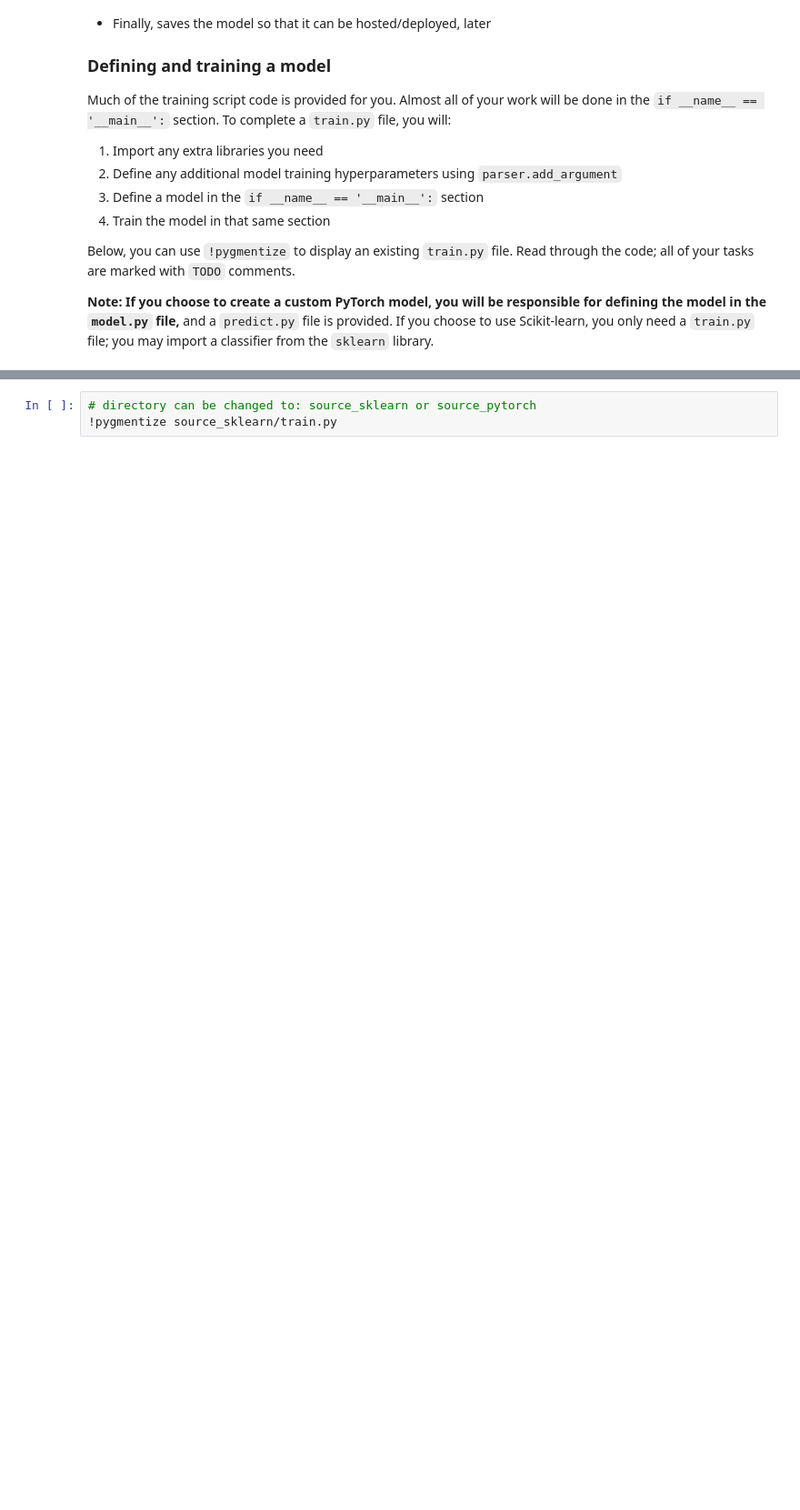
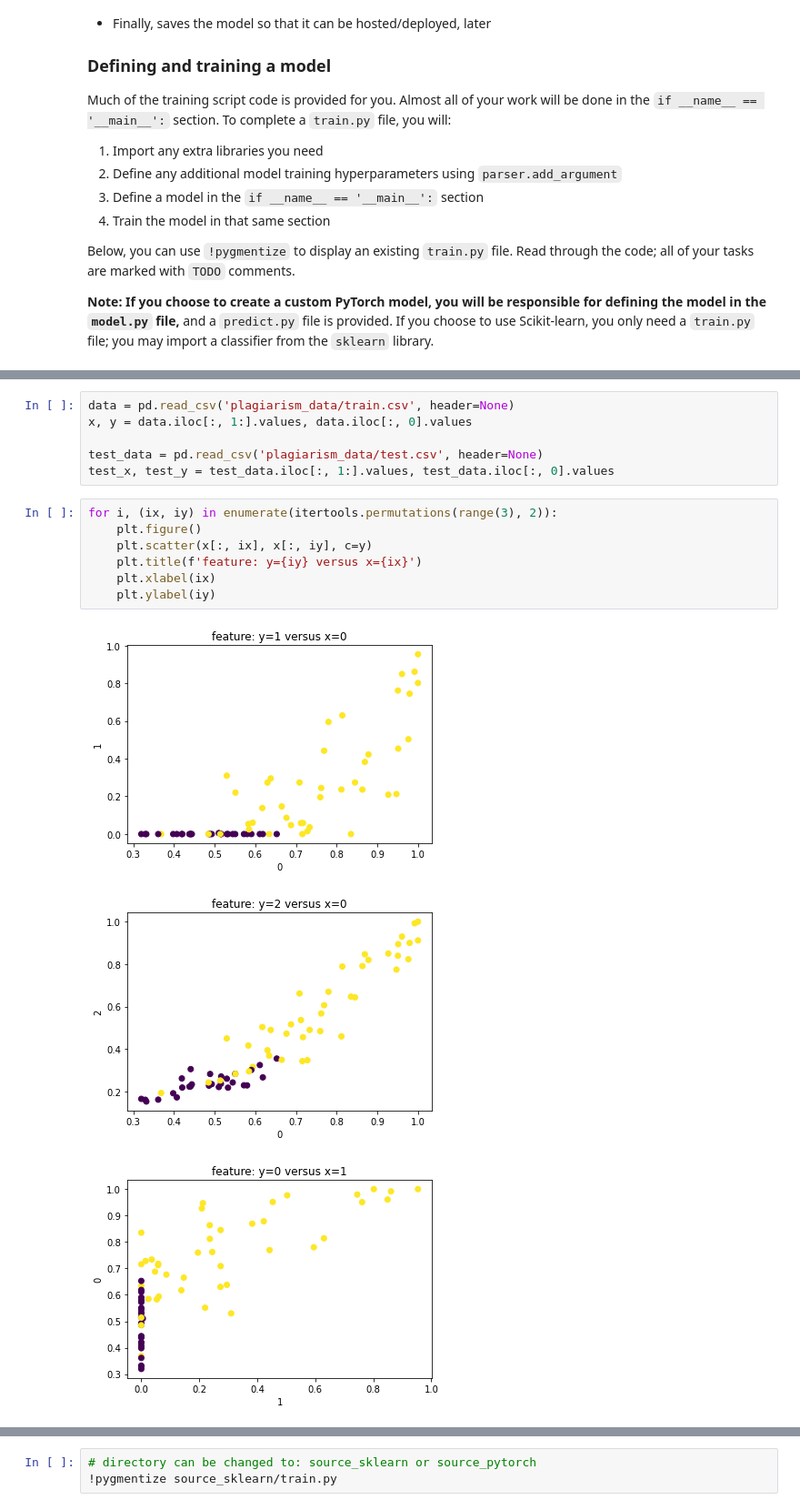
Before and after one commit to amcumber/udacity_ML_SageMaker_Studies, a Jupyter notebook: Project_Plagiarism_Detection/3_Training_a_Model.ipynb, the cells around one changed output, grey strips where cells are left out. Shown at 91% size. Saved outputs shown, nothing was run; the diff lists cells and outputs as text; blank space fills up the shorter version.

```diff
--- a/Project_Plagiarism_Detection/3_Training_a_Model.ipynb
+++ b/Project_Plagiarism_Detection/3_Training_a_Model.ipynb
@@ -120,0 +131,17 @@ Below, you can use `!pygmentize` to display an existing `train.py` file. Read th
+# %%
+data = pd.read_csv('plagiarism_data/train.csv', header=None)
+x, y = data.iloc[:, 1:].values, data.iloc[:, 0].values
+
+test_data = pd.read_csv('plagiarism_data/test.csv', header=None)
+test_x, test_y = test_data.iloc[:, 1:].values, test_data.iloc[:, 0].values
+# %%
+for i, (ix, iy) in enumerate(itertools.permutations(range(3), 2)):
+    plt.figure()
+    plt.scatter(x[:, ix], x[:, iy], c=y)
+    plt.title(f'feature: y={iy} versus x={ix}')
+    plt.xlabel(ix)
+    plt.ylabel(iy)
+# %% [output]
+[figure, added]
+[figure, added]
+[figure, added]
```
Also changed, not shown: parts of 9 cells of this notebook, 2 other files.
